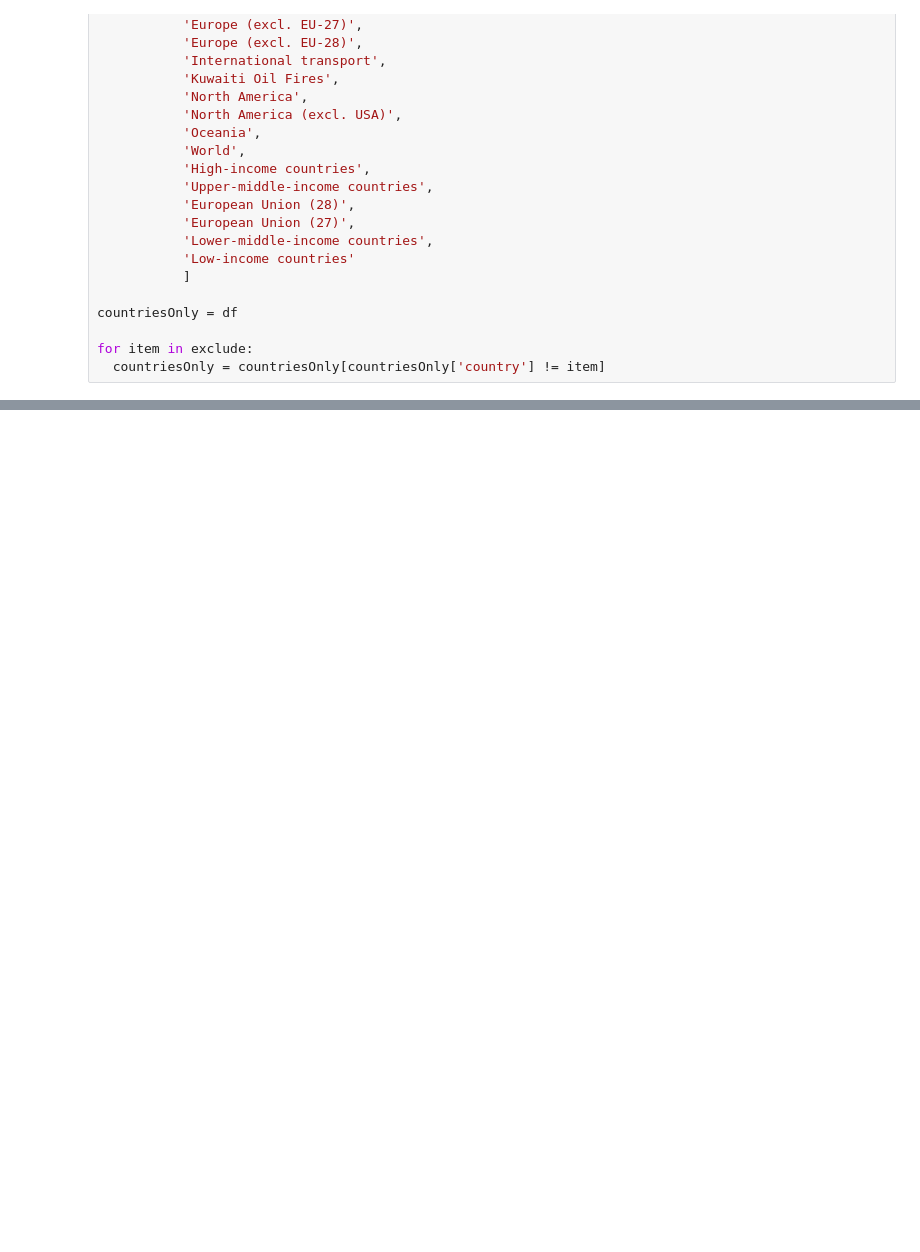
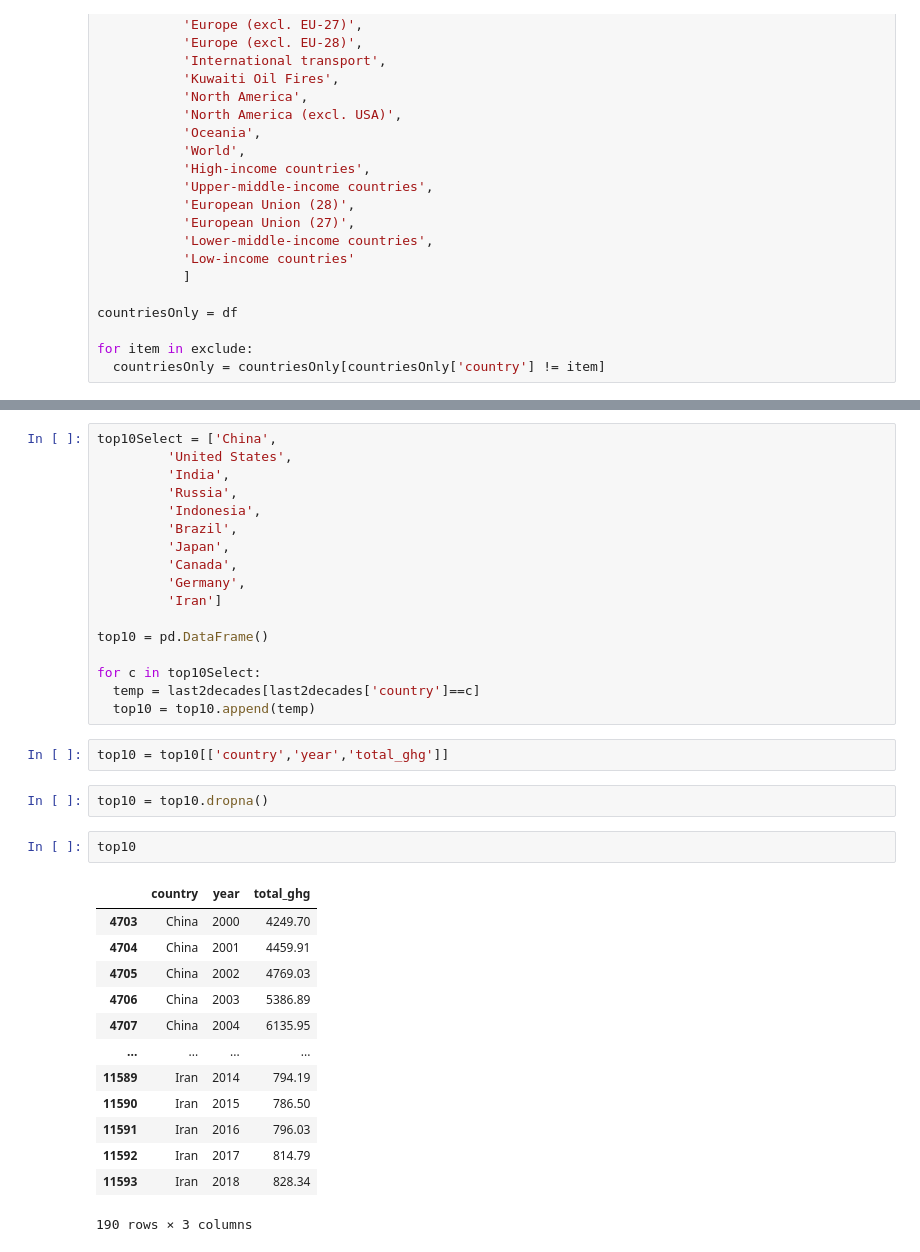
Before and after one commit to jimbojamborine/Projects, a Jupyter notebook: Global_Warming_Analysis.ipynb, the cells around one changed output, grey strips where cells are left out. Cells and saved outputs as stored; diff of their text form; blank space fills up the shorter version.

```diff
--- a/Global_Warming_Analysis.ipynb
+++ b/Global_Warming_Analysis.ipynb
@@ -179,3 +195,40 @@ fig.update_layout(margin = dict(t=50, l=25, r=25, b=25))
 fig.show()
 # %% [output]
 [interactive output not drawn]
+# %%
+top10Select = ['China',
+         'United States',
+         'India',
+         'Russia',
+         'Indonesia',
+         'Brazil',
+         'Japan',
+         'Canada',
+         'Germany',
+         'Iran']
+
+top10 = pd.DataFrame()
+
+for c in top10Select:
+  temp = last2decades[last2decades['country']==c]
+  top10 = top10.append(temp)
+# %%
+top10 = top10[['country','year','total_ghg']]
+# %%
+top10 = top10.dropna()
+# %%
+top10
+# %% [output]
+|  | country | year | total_ghg |
+| 4703 | China | 2000 | 4249.70 |
+| 4704 | China | 2001 | 4459.91 |
+| 4705 | China | 2002 | 4769.03 |
+| 4706 | China | 2003 | 5386.89 |
+| 4707 | China | 2004 | 6135.95 |
+| ... | ... | ... | ... |
+| 11589 | Iran | 2014 | 794.19 |
+| 11590 | Iran | 2015 | 786.50 |
+| 11591 | Iran | 2016 | 796.03 |
+| 11592 | Iran | 2017 | 814.79 |
+| 11593 | Iran | 2018 | 828.34 |
+190 rows × 3 columns
```
Also changed, not shown: parts of 21 cells of this notebook.
